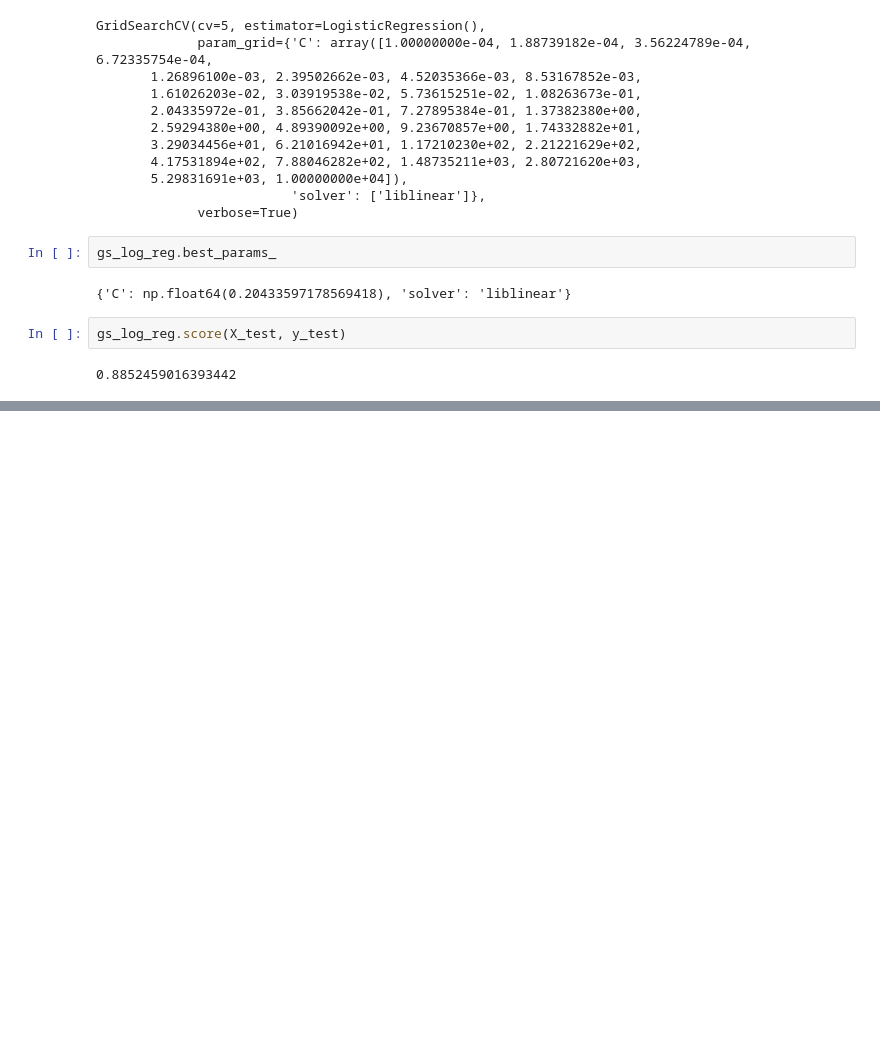
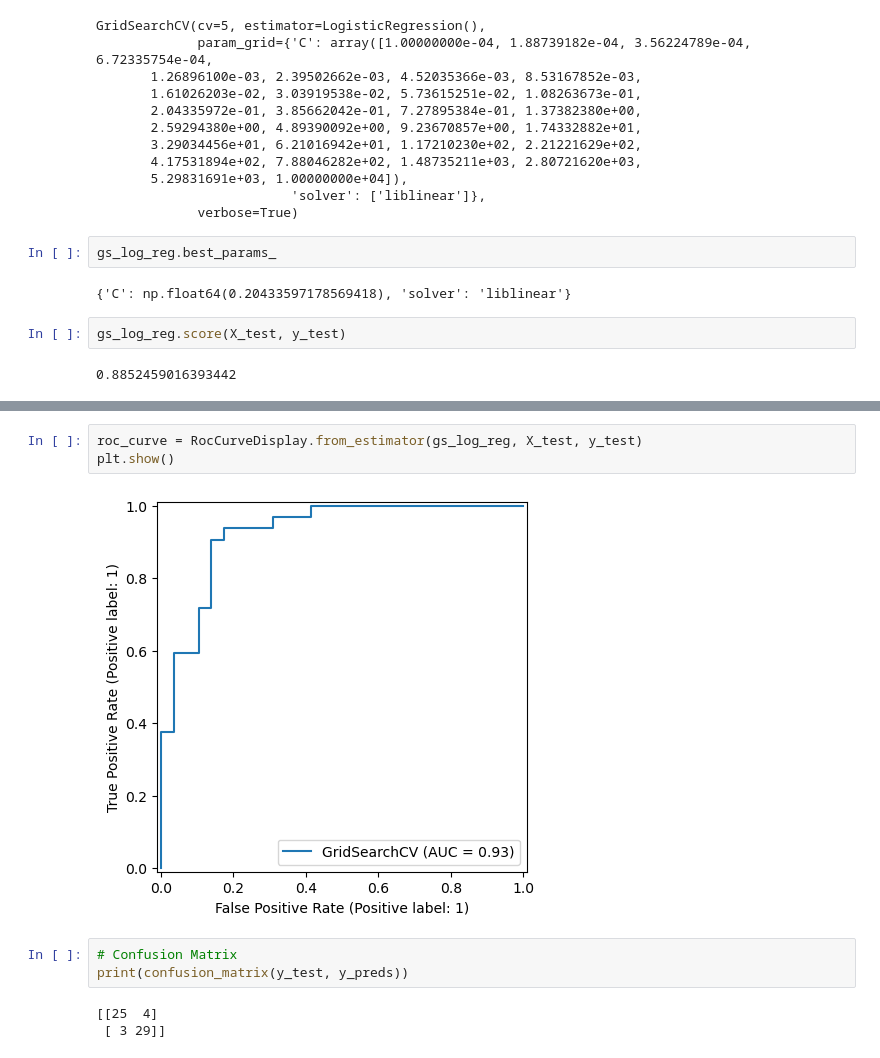
Before and after one commit to HerbertNtim/heart-disease_project, a Jupyter notebook: notebooks/end-to-end-heart-disease-classification.ipynb, the cells around one changed output, grey strips where cells are left out. Cells and saved outputs as stored; diff of their text form; blank space fills up the shorter version.

```diff
--- a/notebooks/end-to-end-heart-disease-classification.ipynb
+++ b/notebooks/end-to-end-heart-disease-classification.ipynb
@@ -484,0 +518,11 @@ gs_log_reg.score(X_test, y_test)
+# %%
+roc_curve = RocCurveDisplay.from_estimator(gs_log_reg, X_test, y_test)
+plt.show()
+# %% [output]
+[figure, added]
+# %%
+# Confusion Matrix
+print(confusion_matrix(y_test, y_preds))
+# %% [output]
+[[25  4]
+ [ 3 29]]
```
Also changed, not shown: parts of 5 cells of this notebook.
